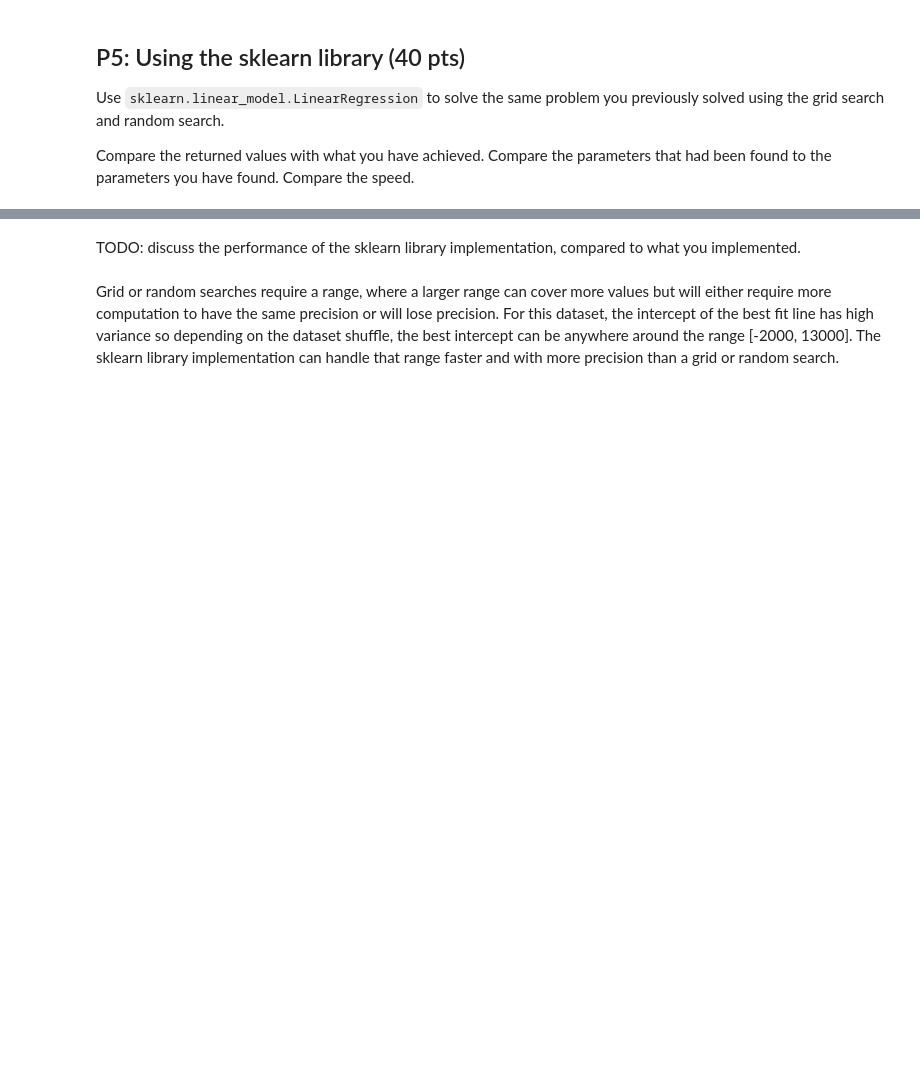
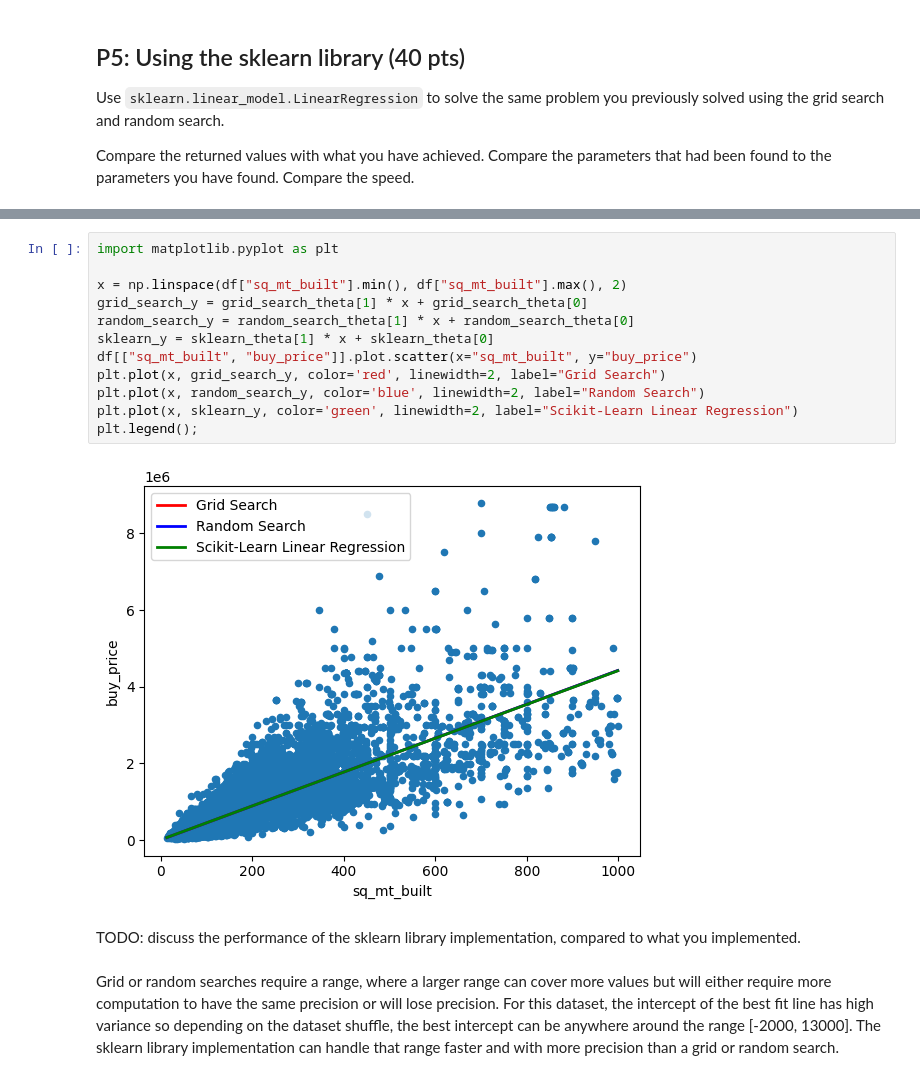
Before and after one commit to DRobinson4105/UCF, a Jupyter notebook: CAP4630/pa_2.ipynb, the cells around one changed output, grey strips where cells are left out. Saved outputs shown, nothing was run; the diff lists cells and outputs as text; blank space fills up the shorter version.

```diff
--- a/CAP4630/pa_2.ipynb
+++ b/CAP4630/pa_2.ipynb
@@ -269,3 +300,17 @@ Scikit-Learn Linear Regression Model Loss: 484026.51348666794 | Parameters: [387
+# %%
+import matplotlib.pyplot as plt
+
+x = np.linspace(df["sq_mt_built"].min(), df["sq_mt_built"].max(), 2)
+grid_search_y = grid_search_theta[1] * x + grid_search_theta[0]
+random_search_y = random_search_theta[1] * x + random_search_theta[0]
+sklearn_y = sklearn_theta[1] * x + sklearn_theta[0]
+df[["sq_mt_built", "buy_price"]].plot.scatter(x="sq_mt_built", y="buy_price")
+plt.plot(x, grid_search_y, color='red', linewidth=2, label="Grid Search")
+plt.plot(x, random_search_y, color='blue', linewidth=2, label="Random Search")
+plt.plot(x, sklearn_y, color='green', linewidth=2, label="Scikit-Learn Linear Regression")
+plt.legend();
+# %% [output]
+[figure, added]
 # %% [markdown]
 TODO: discuss the performance of the sklearn library implementation, compared to what you implemented.
 # %% [markdown]
```
Also changed, not shown: parts of 9 cells of this notebook.
